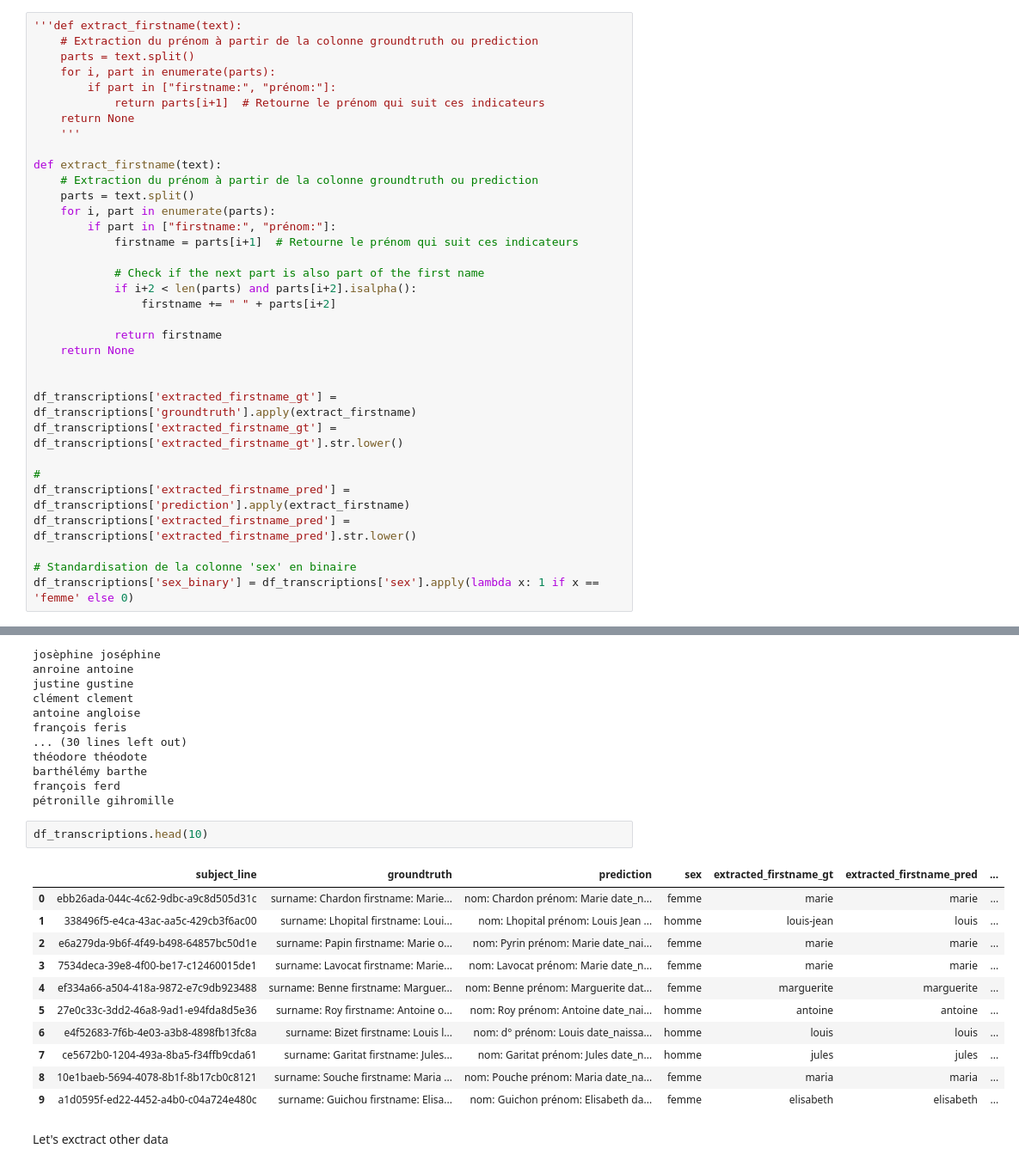
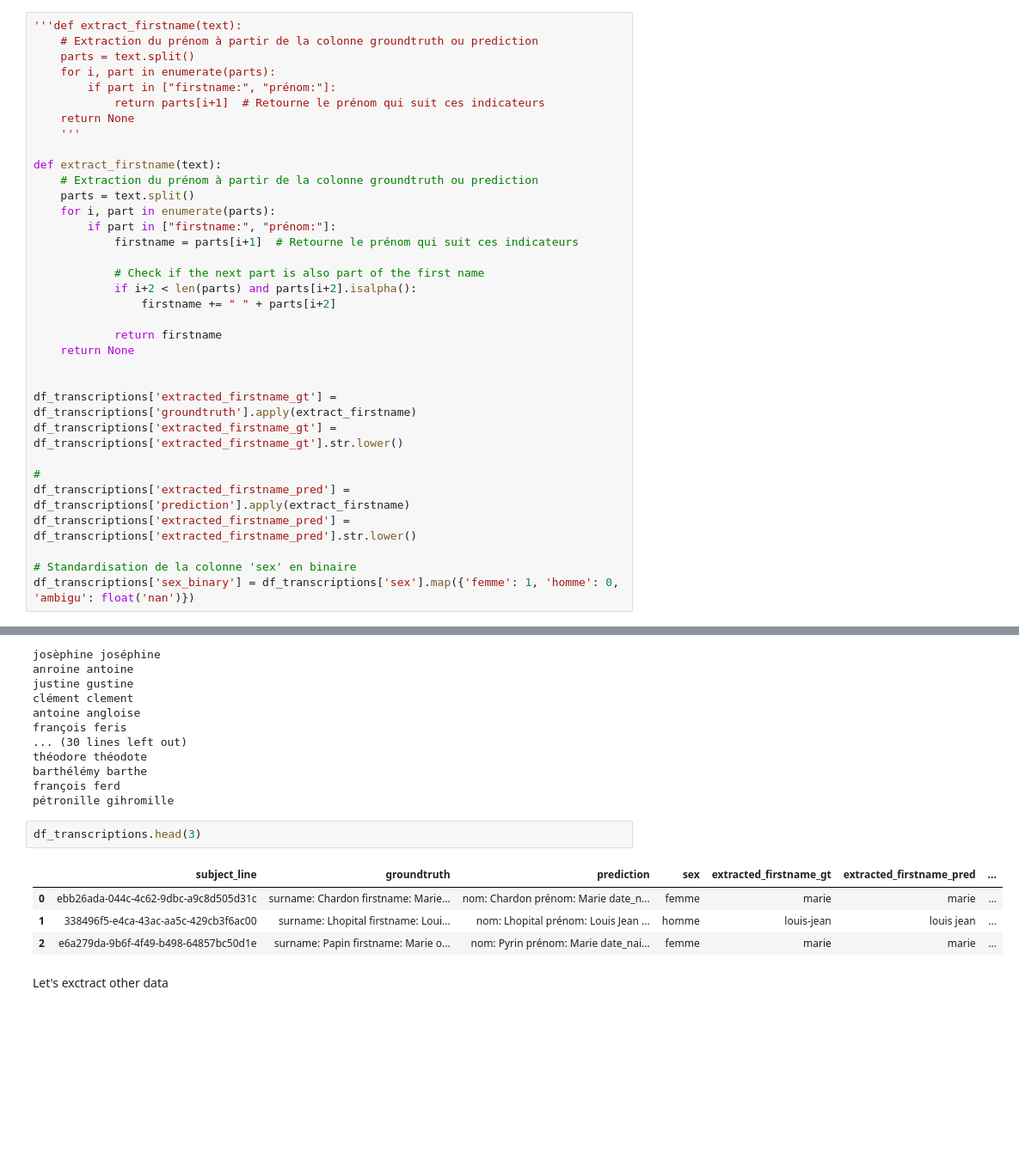
Before and after one commit to anthonyivanier/NLP_ENSAE_Project, a Jupyter notebook: NLP-project.ipynb, the cells around one changed output, grey strips where cells are left out. Shown at 86% size. Drawn from its saved outputs; the diff is of its cells as text; blank space fills up the shorter version.

```diff
--- a/NLP-project.ipynb
+++ b/NLP-project.ipynb
@@ -99,7 +99,7 @@ df_transcriptions['extracted_firstname_pred'] = df_transcriptions['prediction'].
 df_transcriptions['extracted_firstname_pred'] = df_transcriptions['extracted_firstname_pred'].str.lower()
 
 # Standardisation de la colonne 'sex' en binaire
-df_transcriptions['sex_binary'] = df_transcriptions['sex'].apply(lambda x: 1 if x == 'femme' else 0)
+df_transcriptions['sex_binary'] = df_transcriptions['sex'].map({'femme': 1, 'homme': 0, 'ambigu': float('nan')})
 # %%
 
 for i in range(len(df_transcriptions)):
@@ -124,19 +124,12 @@ barthélémy barthe
 françois ferd
 pétronille gihromille
 # %%
-df_transcriptions.head(10)
+df_transcriptions.head(3)
 # %% [output]
 |  | subject_line | groundtruth | prediction | sex | extracted_firstname_gt | extracted_firstname_pred | ... |
 | 0 | ebb26ada-044c-4c62-9dbc-a9c8d505d31c | surname: Chardon firstname: Marie... | nom: Chardon prénom: Marie date_n... | femme | marie | marie | ... |
-| 1 | 338496f5-e4ca-43ac-aa5c-429cb3f6ac00 | surname: Lhopital firstname: Loui... | nom: Lhopital prénom: Louis Jean ... | homme | louis-jean | louis | ... |
+| 1 | 338496f5-e4ca-43ac-aa5c-429cb3f6ac00 | surname: Lhopital firstname: Loui... | nom: Lhopital prénom: Louis Jean ... | homme | louis-jean | louis jean | ... |
 | 2 | e6a279da-9b6f-4f49-b498-64857bc50d1e | surname: Papin firstname: Marie o... | nom: Pyrin prénom: Marie date_nai... | femme | marie | marie | ... |
-| 3 | 7534deca-39e8-4f00-be17-c12460015de1 | surname: Lavocat firstname: Marie... | nom: Lavocat prénom: Marie date_n... | femme | marie | marie | ... |
-| 4 | ef334a66-a504-418a-9872-e7c9db923488 | surname: Benne firstname: Marguer... | nom: Benne prénom: Marguerite dat... | femme | marguerite | marguerite | ... |
-| 5 | 27e0c33c-3dd2-46a8-9ad1-e94fda8d5e36 | surname: Roy firstname: Antoine o... | nom: Roy prénom: Antoine date_nai... | homme | antoine | antoine | ... |
-| 6 | e4f52683-7f6b-4e03-a3b8-4898fb13fc8a | surname: Bizet firstname: Louis l... | nom: d° prénom: Louis date_naissa... | homme | louis | louis | ... |
-| 7 | ce5672b0-1204-493a-8ba5-f34ffb9cda61 | surname: Garitat firstname: Jules... | nom: Garitat prénom: Jules date_n... | homme | jules | jules | ... |
-| 8 | 10e1baeb-5694-4078-8b1f-8b17cb0c8121 | surname: Souche firstname: Maria ... | nom: Pouche prénom: Maria date_na... | femme | maria | maria | ... |
-| 9 | a1d0595f-ed22-4452-a4b0-c04a724e480c | surname: Guichou firstname: Elisa... | nom: Guichon prénom: Elisabeth da... | femme | elisabeth | elisabeth | ... |
 # %% [markdown]
 Let's exctract other data
 # %%
```
Also changed, not shown: parts of 21 cells of this notebook.
